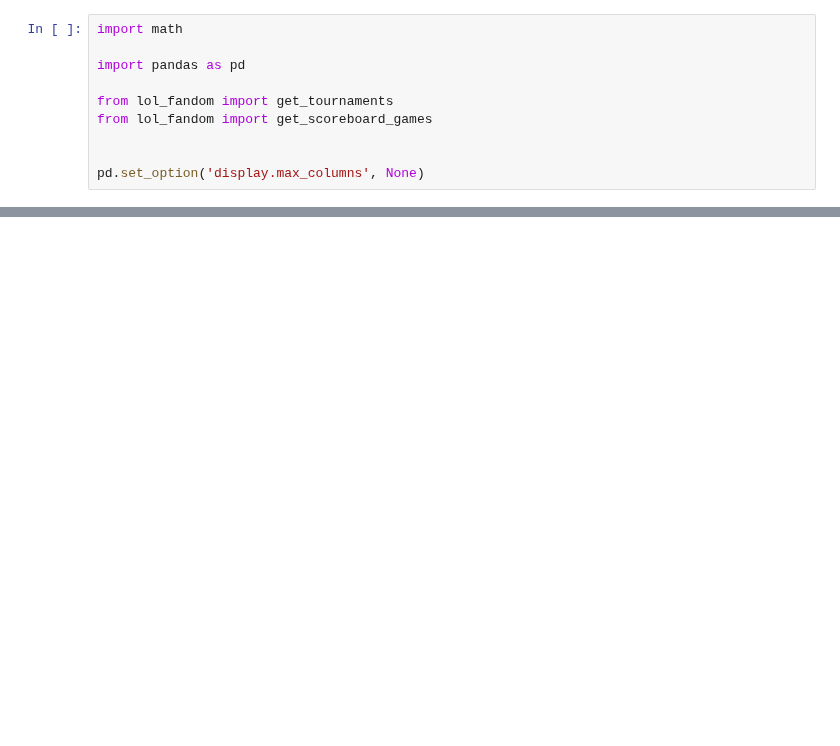
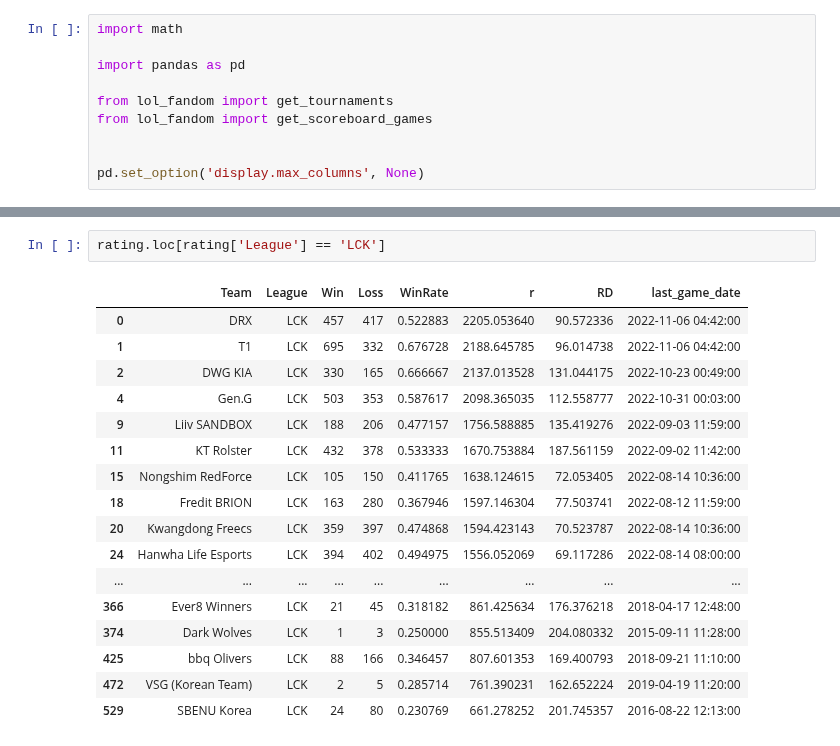
Before and after one commit to posky/LoL-Esports, a Jupyter notebook: glicko_rating_matches.ipynb, the cells around one changed output, grey strips where cells are left out. Cells and saved outputs as stored; diff of their text form; blank space fills up the shorter version.

```diff
--- a/glicko_rating_matches.ipynb
+++ b/glicko_rating_matches.ipynb
@@ -287,0 +280,20 @@ rating
+# %%
+rating.loc[rating['League'] == 'LCK']
+# %% [output]
+|  | Team | League | Win | Loss | WinRate | r | RD | last_game_date |
+| 0 | DRX | LCK | 457 | 417 | 0.522883 | 2205.053640 | 90.572336 | 2022-11-06 04:42:00 |
+| 1 | T1 | LCK | 695 | 332 | 0.676728 | 2188.645785 | 96.014738 | 2022-11-06 04:42:00 |
+| 2 | DWG KIA | LCK | 330 | 165 | 0.666667 | 2137.013528 | 131.044175 | 2022-10-23 00:49:00 |
+| 4 | Gen.G | LCK | 503 | 353 | 0.587617 | 2098.365035 | 112.558777 | 2022-10-31 00:03:00 |
+| 9 | Liiv SANDBOX | LCK | 188 | 206 | 0.477157 | 1756.588885 | 135.419276 | 2022-09-03 11:59:00 |
+| 11 | KT Rolster | LCK | 432 | 378 | 0.533333 | 1670.753884 | 187.561159 | 2022-09-02 11:42:00 |
+| 15 | Nongshim RedForce | LCK | 105 | 150 | 0.411765 | 1638.124615 | 72.053405 | 2022-08-14 10:36:00 |
+| 18 | Fredit BRION | LCK | 163 | 280 | 0.367946 | 1597.146304 | 77.503741 | 2022-08-12 11:59:00 |
+| 20 | Kwangdong Freecs | LCK | 359 | 397 | 0.474868 | 1594.423143 | 70.523787 | 2022-08-14 10:36:00 |
+| 24 | Hanwha Life Esports | LCK | 394 | 402 | 0.494975 | 1556.052069 | 69.117286 | 2022-08-14 08:00:00 |
+| ... | ... | ... | ... | ... | ... | ... | ... | ... |
+| 366 | Ever8 Winners | LCK | 21 | 45 | 0.318182 | 861.425634 | 176.376218 | 2018-04-17 12:48:00 |
+| 374 | Dark Wolves | LCK | 1 | 3 | 0.250000 | 855.513409 | 204.080332 | 2015-09-11 11:28:00 |
+| 425 | bbq Olivers | LCK | 88 | 166 | 0.346457 | 807.601353 | 169.400793 | 2018-09-21 11:10:00 |
+| 472 | VSG (Korean Team) | LCK | 2 | 5 | 0.285714 | 761.390231 | 162.652224 | 2019-04-19 11:20:00 |
+| 529 | SBENU Korea | LCK | 24 | 80 | 0.230769 | 661.278252 | 201.745357 | 2016-08-22 12:13:00 |
```
Also changed, not shown: parts of 5 cells of this notebook.
